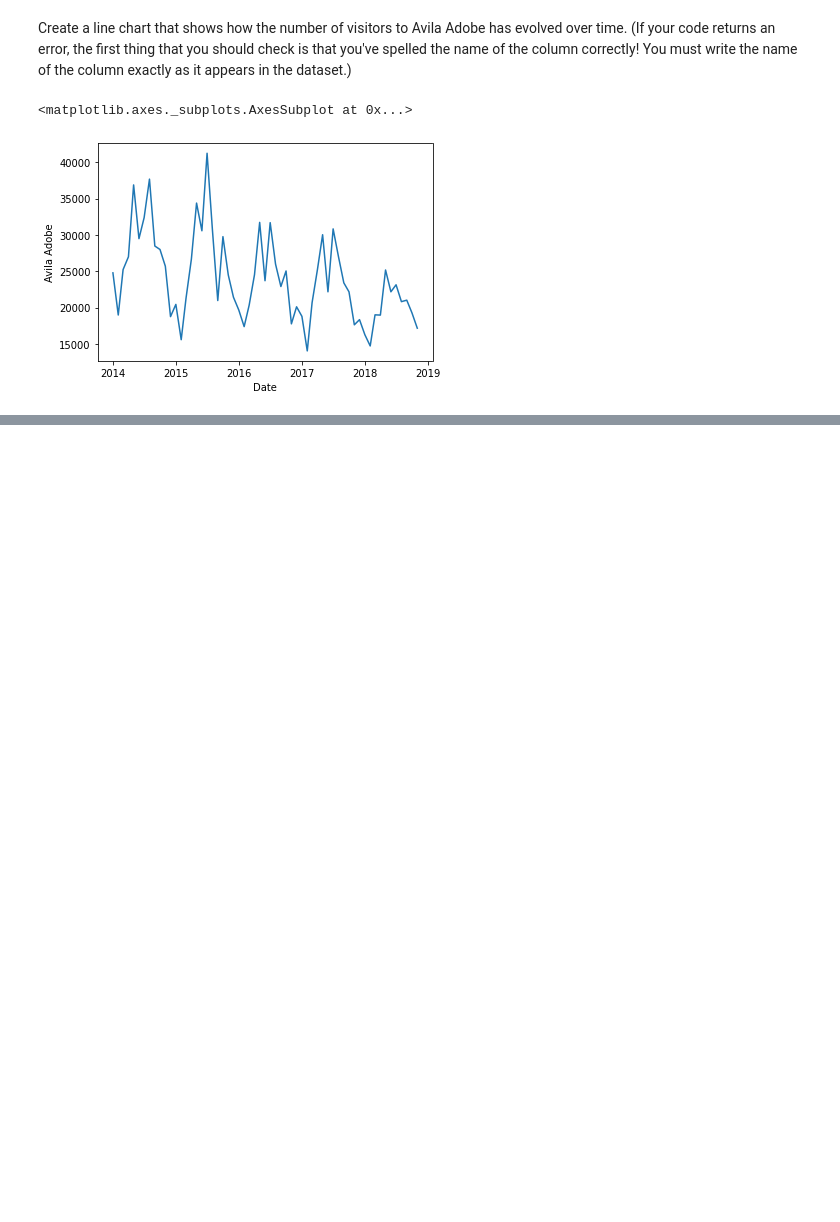
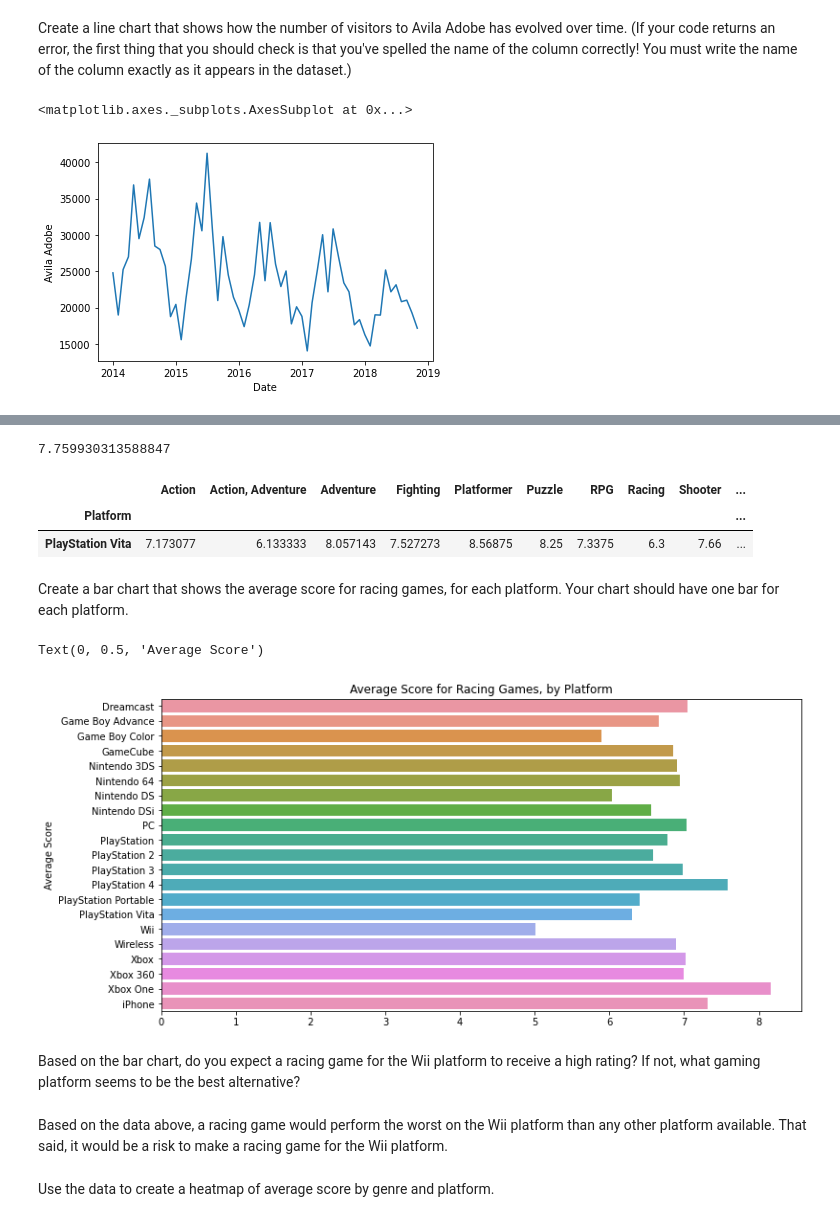
Before and after one commit to Daniel-Benson-Poe/66DaysOfData, a Jupyter notebook: DataVisualizationKaggleMiniCourse.ipynb, the cells around one changed output, grey strips where cells are left out. Cells and saved outputs as stored; diff of their text form; code cells hidden in the pictures; blank space fills up the shorter version.

```diff
--- a/DataVisualizationKaggleMiniCourse.ipynb
+++ b/DataVisualizationKaggleMiniCourse.ipynb
@@ -177,0 +268,3 @@ sns.lineplot(data=museum_data["Avila Adobe"])
+# %%
+#load in data
+ign_data = pd.read_csv(url, index_col="Platform")
@@ -177,0 +293,10 @@ sns.lineplot(data=museum_data["Avila Adobe"])
+# %%
+ign_data[ign_data.index == "PC"].values.max()
+# %% [output]
+7.759930313588847
+# %%
+ign_data[ign_data.index == "PlayStation Vita"]
+# %% [output]
+|  | Action | Action, Adventure | Adventure | Fighting | Platformer | Puzzle | RPG | Racing | Shooter | ... |
+| Platform |  |  |  |  |  |  |  |  |  | ... |
+| PlayStation Vita | 7.173077 | 6.133333 | 8.057143 | 7.527273 | 8.56875 | 8.25 | 7.3375 | 6.3 | 7.66 | ... |
@@ -177,0 +312,26 @@ sns.lineplot(data=museum_data["Avila Adobe"])
+# %% [markdown]
+Create a bar chart that shows the average score for racing games, for each platform. Your chart should have one bar for each platform.
+# %%
+#Width and height
+plt.figure(figsize=(12,6))
+
+#Title
+plt.title("Average Score for Racing Games, by Platform")
+
+#Bar chart
+sns.barplot(x=ign_data['Racing'], y=ign_data.index)
+
+#Add label for horizontal axis
+plt.xlabel("")
+
+#Add label for vertical axis
+plt.ylabel("Average Score")
+# %% [output]
+Text(0, 0.5, 'Average Score')
+[figure, added]
+# %% [markdown]
+Based on the bar chart, do you expect a racing game for the Wii platform to receive a high rating? If not, what gaming platform seems to be the best alternative?
+# %% [markdown]
+Based on the data above, a racing game would perform the worst on the Wii platform than any other platform available. That said, it would be a risk to make a racing game for the Wii platform.
+# %% [markdown]
+Use the data to create a heatmap of average score by genre and platform.
```
Also changed, not shown: parts of 22 cells of this notebook.
